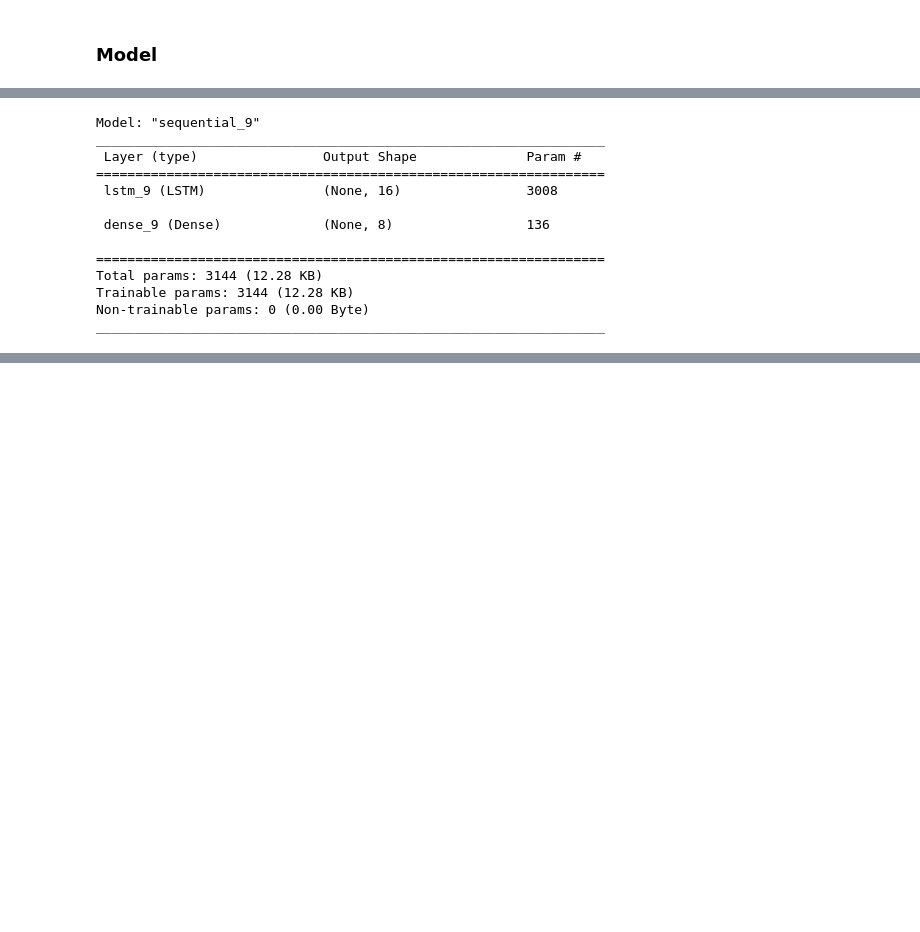
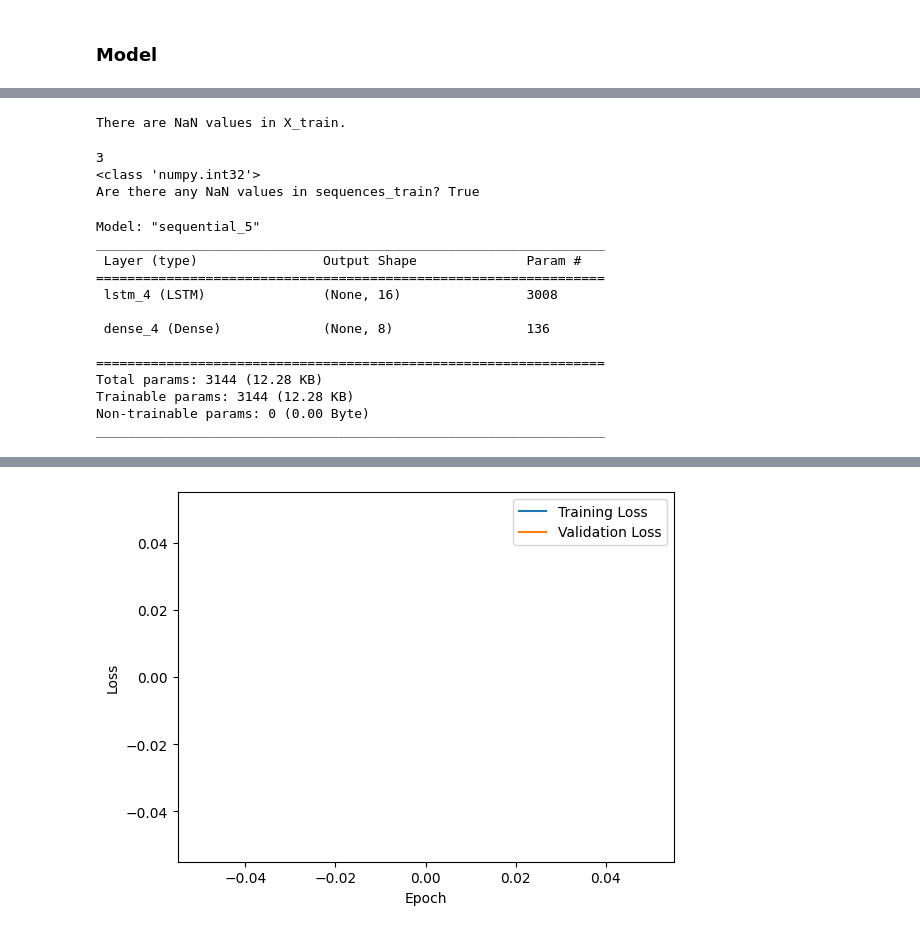
Before and after one commit to arturofredes/SchneiderHackathon_UBEcoFriends, a Jupyter notebook: src/pruebas_model_adriana.ipynb, the cells around one changed output, grey strips where cells are left out. Saved outputs shown, nothing was run; the diff lists cells and outputs as text; code cells hidden in the pictures; blank space fills up the shorter version.

```diff
--- a/src/pruebas_model_adriana.ipynb
+++ b/src/pruebas_model_adriana.ipynb
@@ -141,7 +160,7 @@ features_to_scale = [
     'day_of_week'
 ]
 
-def scale_data(df_train, df_val, df_test):
+def scale_data(features_to_scale, df_train, df_val, df_test):
 
     scaler = MinMaxScaler()
 
@@ -155,7 +174,7 @@ def scale_data(df_train, df_val, df_test):
     return df_train, df_val, df_test
 
 # Usage example
-scaled_df_train, scaled_df_val, scaled_df_test = scale_data(df_train, df_val, df_test)
+scaled_df_train, scaled_df_val, scaled_df_test = scale_data(features_to_scale, df_train, df_val, df_test)
 # %% [output]
 A value is trying to be set on a copy of a slice from a DataFrame.
 Try using .loc[row_indexer,col_indexer] = value instead
@@ -349,11 +385,37 @@ target_values_val = target_values_val.astype(int)
+# %%
+
+# Check if there are any NaN values in X_train
+any_nan_in_X_train = np.isnan(X_train).any()
+
+if any_nan_in_X_train:
+    print("There are NaN values in X_train.")
+else:
+    print("There are no NaN values in X_train.")
+# %% [output]
+There are NaN values in X_train.
+# %%
+target_values_train = target_values_train.astype(int)
+target_values_val = target_values_val.astype(int)
+target_values_test = target_values_val.astype(int)
+
+print(target_values_train[0])
+print(type(target_values_train[0]))
+
+
+any_nan = np.any(np.isnan(sequences_train))
+print("Are there any NaN values in sequences_train?", any_nan)
+# %% [output]
+3
+<class 'numpy.int32'>
+Are there any NaN values in sequences_train? True
 # %%
 from tensorflow.keras.models import Sequential
 from tensorflow.keras.layers import LSTM, Dense
 from tensorflow.keras.optimizers import Adam
 from tensorflow.keras.callbacks import EarlyStopping
 from tensorflow.keras.callbacks import LearningRateScheduler
-
 from tensorflow.keras.regularizers import l1
+from tensorflow.compat.v1 import keras
 
 def step_decay(epoch):
     initial_lr = 0.001
@@ -362,28 +424,33 @@ def step_decay(epoch):
     lr = initial_lr * (drop ** (epoch // epochs_drop))
     return lr
 
+
+
 lr_scheduler = LearningRateScheduler(step_decay)
 
-
 # Define the LSTM model for classification
-model = Sequential()
-model.add(LSTM(units=16, input_shape=(sequences_train.shape[1], sequences_train.shape[2]), kernel_regularizer=l1(0.01)))
-model.add(Dense(units=num_countries, activation='softmax', kernel_regularizer=l1(0.01)))
+model = keras.models.Sequential()
+model.add(keras.layers.LSTM(units=16, input_shape=(sequences_train.shape[1], sequences_train.shape[2]), kernel_regularizer=keras.regularizers.l1(0.01)))
+model.add(keras.layers.Dense(units=num_countries, activation='softmax', kernel_regularizer=keras.regularizers.l1(0.01)))
 
 # Compile the model
-optimizer = Adam(learning_rate=0.001)  # Adjust learning rate as needed
+optimizer = Adam(learning_rate=0.001, clipvalue=1.0)
 early_stopping = EarlyStopping(monitor='val_loss', patience=3, restore_best_weights=True)
-model.compile(optimizer=optimizer, loss='sparse_categorical_crossentropy', metrics=['accuracy'])
+model.compile(
+    optimizer=optimizer,
+    loss='sparse_categorical_crossentropy',
+    metrics=['accuracy']
+)
 
 model.summary()
 # %% [output]
-Model: "sequential_9"
+Model: "sequential_5"
 _________________________________________________________________
  Layer (type)                Output Shape              Param #
 =================================================================
- lstm_9 (LSTM)               (None, 16)                3008
+ lstm_4 (LSTM)               (None, 16)                3008
 
- dense_9 (Dense)             (None, 8)                 136
+ dense_4 (Dense)             (None, 8)                 136
 
 =================================================================
 Total params: 3144 (12.28 KB)
@@ -392,7 +459,15 @@ Non-trainable params: 0 (0.00 Byte)
 _________________________________________________________________
 # %%
 # Train the model
-history = model.fit(sequences_train, target_values_train, epochs=10, batch_size=32, validation_data=(sequences_val, target_values_val))
+history = model.fit(
+    sequences_train,
+    target_values_train,
+    epochs=10,
+    batch_size=32,
+    validation_data=(sequences_val, target_values_val),
+    callbacks=[lr_scheduler, early_stopping]
+)
+
 
 # Plot training history
 plt.plot(history.history['loss'], label='Training Loss')
@@ -401,3 +476,4 @@ plt.xlabel('Epoch')
 plt.ylabel('Loss')
 plt.legend()
 plt.show()
+# %% [output]
@@ -403,0 +486 @@ plt.show()
+[figure, added]
```
Also changed, not shown: parts of 6 cells of this notebook, 2 other files.
